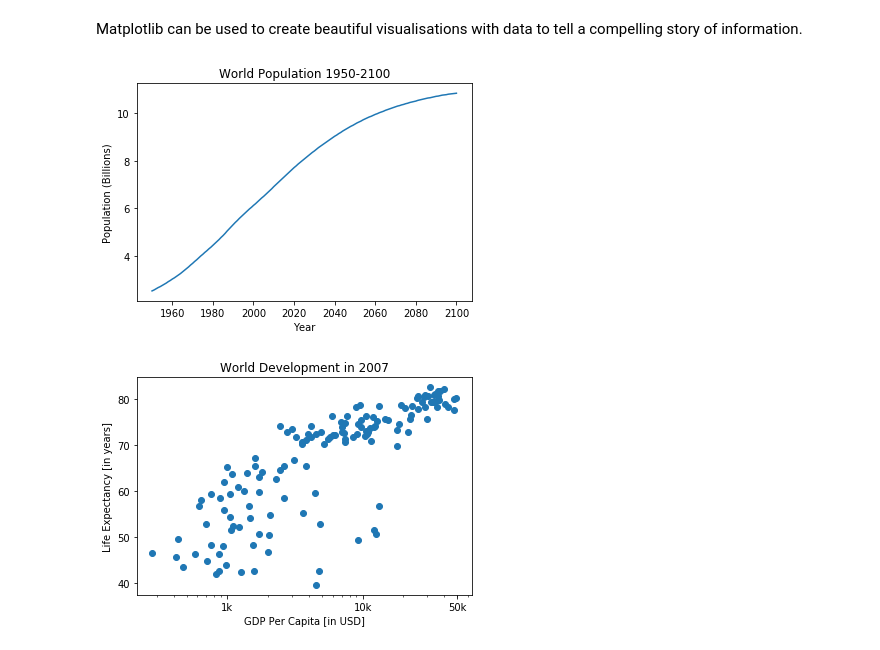
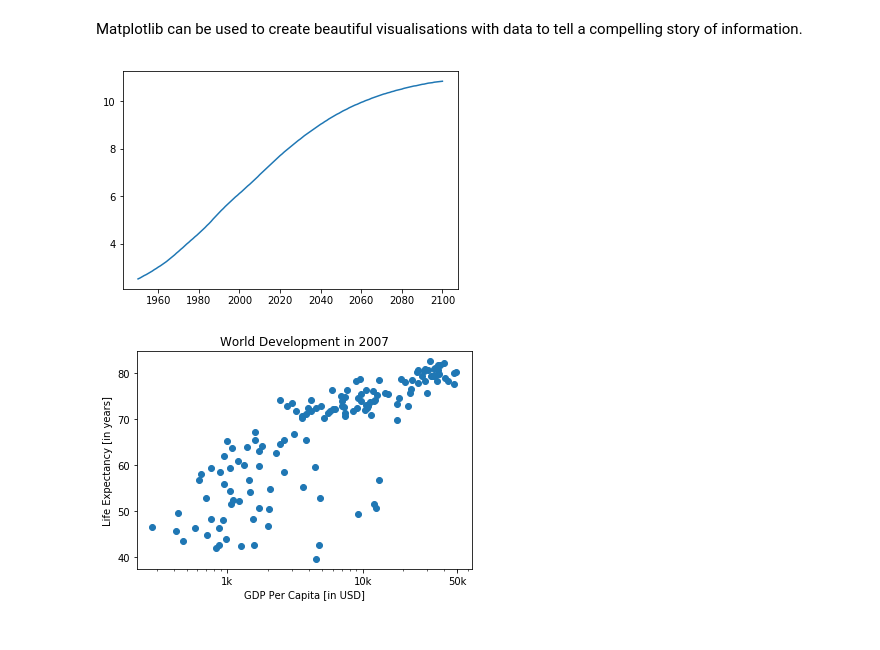
Before and after one commit to LRS4/Python-DataScience, a Jupyter notebook: Matplotlib.ipynb, the cells around one changed output. Cells and saved outputs as stored; diff of their text form; code cells hidden in the pictures.

```diff
--- a/Matplotlib.ipynb
+++ b/Matplotlib.ipynb
@@ -12,15 +12,12 @@ gdp_cap = [974.5803384, 5937.029525999998, 6223.367465, 4797.231267, 12779.37964
 # %%
 # population over time
 
 import matplotlib.pyplot as plt
 
 plt.plot(year, pop)
-plt.title("World Population 1950-2100")
-plt.xlabel("Year")
-plt.ylabel("Population (Billions)")
 plt.show();
 # %% [output]
-[figure, old version]
+[figure, new version]
 # %%
 # gdp per capita and life expectancy logarithmic correlation
 
```
Also changed, not shown: parts of 1 cell of this notebook.
